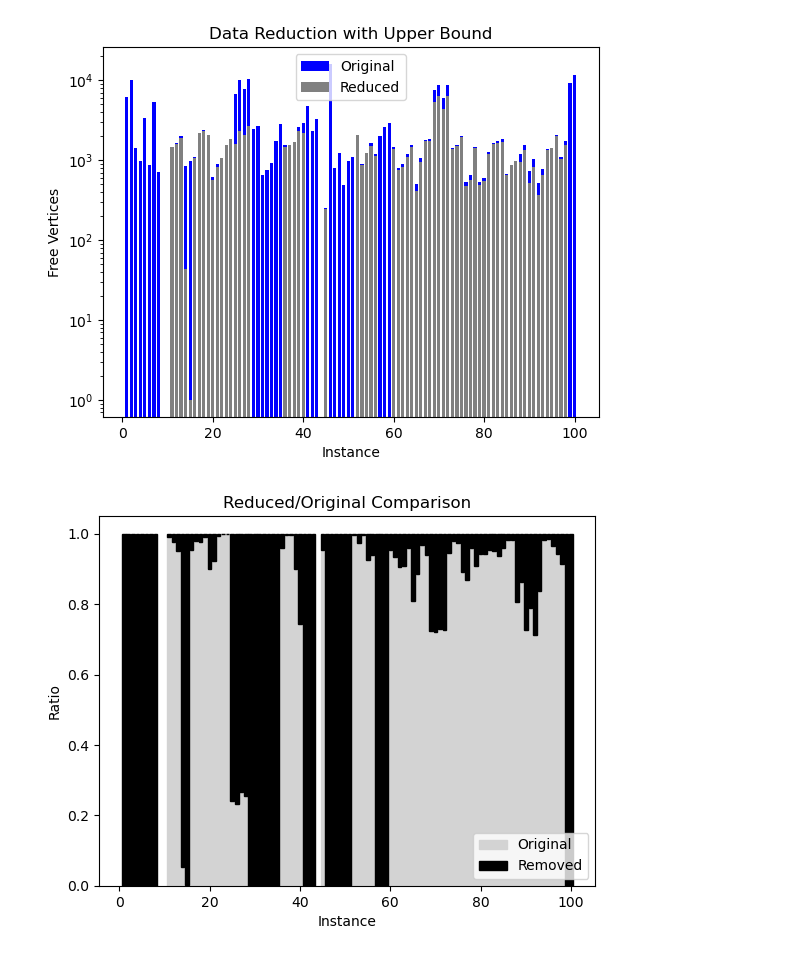
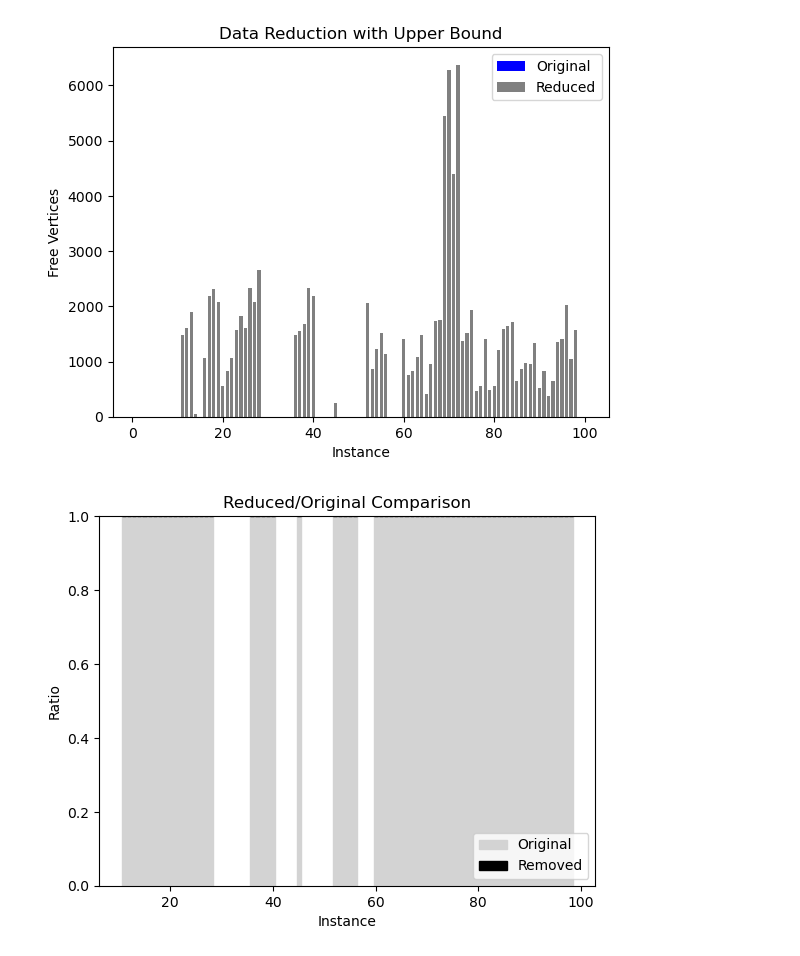
Before and after one commit to lucidLuckylee/pace_2024, a Jupyter notebook: helper/notebooks/data_reduction.ipynb, the cells around one changed output. Saved outputs shown, nothing was run; the diff lists cells and outputs as text; code cells hidden in the pictures.

```diff
--- a/helper/notebooks/data_reduction.ipynb
+++ b/helper/notebooks/data_reduction.ipynb
@@ -3,8 +3,8 @@ import matplotlib.pyplot as plt
 import re
 import pandas as pd
 
-original_directory = "../../data/heuristic_public/"
-reduced_directory = "../../data/heuristic_public_reduced_split"
+original_directory = "../../data/heuristic_public_reduced_no_rrlo2"
+reduced_directory = "../../data/heuristic_reduced_rr3"
 
 import os
 reduced_paths = [path for path in os.listdir(reduced_directory) if path.endswith('gr')]
@@ -21,13 +21,14 @@ for path in reduced_paths:
     reduced = open(os.path.join(reduced_directory, path))
 
     reduced_p_line = reduced.readline()
-    reduced_p_line = re.findall("\d+", reduced_p_line)
-    if len(reduced_p_line) > 0:
+    reduced_p_line = re.findall(r'\d+', reduced_p_line)
+    original_p_line = original.readline()
+    original_p_line = re.findall(r'\d+', original_p_line)
+    if len(reduced_p_line) > 0 and len(original_p_line) > 0:
         reduced_data['fixed'].append(int(reduced_p_line[0]))
         reduced_data["free"].append(int(reduced_p_line[1]))
         reduced_data["edges"].append(int(reduced_p_line[2]))
-        original_p_line = original.readline()
-        original_p_line = re.findall("\d+", original_p_line)
+
         original_data["fixed"].append(int(original_p_line[0]))
         original_data["free"].append(int(original_p_line[1]))
         original_data["edges"].append(int(original_p_line[2]))
@@ -46,25 +47,25 @@ reduced_df = pd.DataFrame(reduced_data)
 # %%
 # Get the indices for the data
 indices = range(1, len(original_df) +1)
 
 # Plot the data
 plt.bar(indices, original_df['free'], width=0.7, label='Original', color='blue')
 plt.bar(indices, reduced_df['free'], width=0.7, label='Reduced', color='grey')
 
 # Add labels and title
 plt.xlabel('Instance')
 plt.ylabel('Free Vertices')
 plt.title('Data Reduction with Upper Bound')
 #plt.xticks(indices, indices)  # Adjust x-axis ticks
-plt.yscale('log')
+#plt.yscale('log')
 
 # Add legend
 plt.legend()
 
 # Show plot
 plt.show()
 # %% [output]
-[figure, old version]
+[figure, new version]
 # %%
 ratio_df = reduced_df / original_df
 complement_df = 1 - ratio_df
@@ -86,4 +87,4 @@ plt.legend(loc="lower right")
 # Show plot
 plt.show()
 # %% [output]
-[figure, old version]
+[figure, new version]
```
Also changed, not shown: 3 other files.
